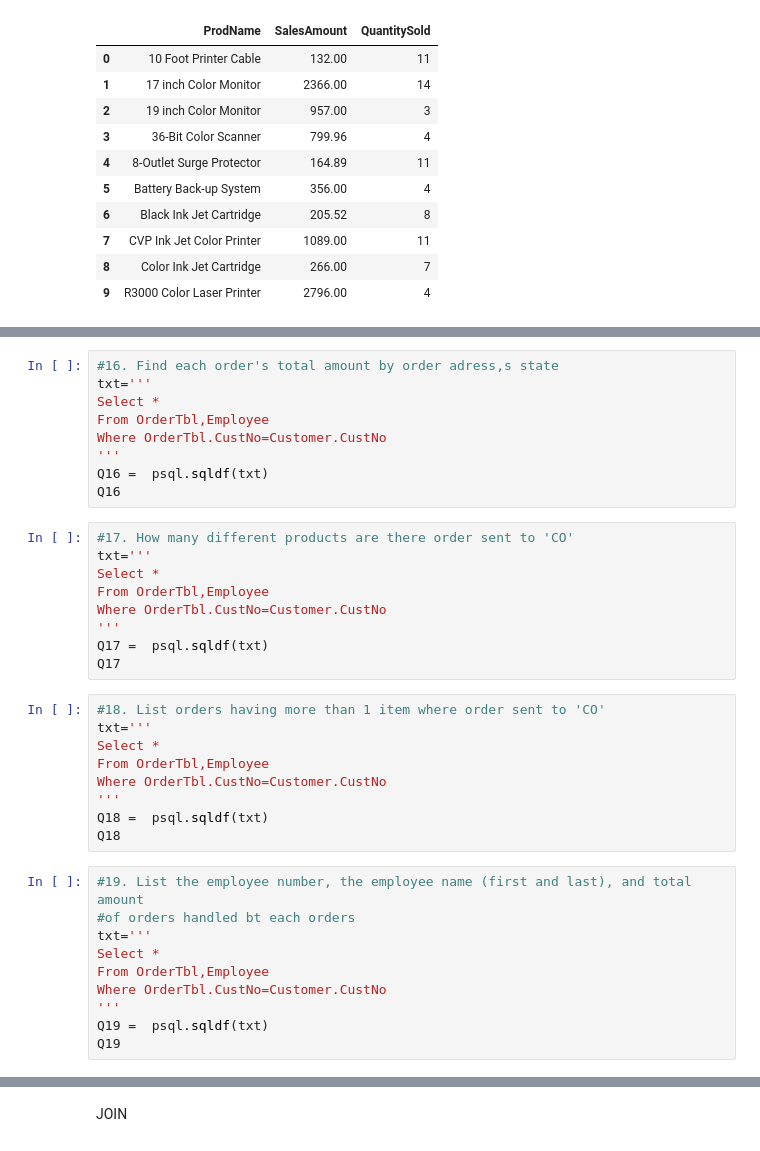
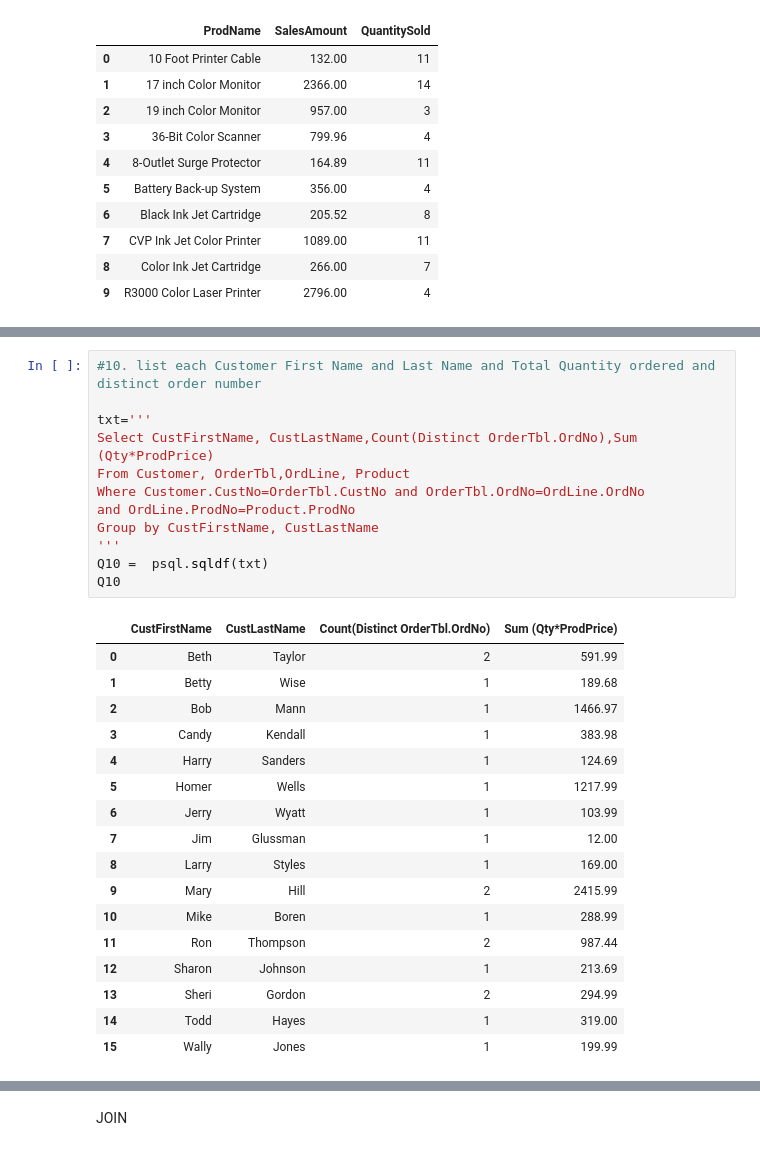
Before and after one commit to ogut77/BA, a Jupyter notebook: MultipleTable2.ipynb, the cells around one changed output, grey strips where cells are left out. Saved outputs shown, nothing was run; the diff lists cells and outputs as text.

```diff
--- a/MultipleTable2.ipynb
+++ b/MultipleTable2.ipynb
@@ -298,37 +268,30 @@ Q15
-# %%
-#16. Find each order's total amount by order adress,s state
-txt='''
-Select *
-From OrderTbl,Employee
-Where OrderTbl.CustNo=Customer.CustNo
-'''
-Q16 =  psql.sqldf(txt)
-Q16
-# %%
-#17. How many different products are there order sent to 'CO'
-txt='''
-Select *
-From OrderTbl,Employee
-Where OrderTbl.CustNo=Customer.CustNo
-'''
-Q17 =  psql.sqldf(txt)
-Q17
-# %%
-#18. List orders having more than 1 item where order sent to 'CO'
-txt='''
-Select *
-From OrderTbl,Employee
-Where OrderTbl.CustNo=Customer.CustNo
-'''
-Q18 =  psql.sqldf(txt)
-Q18
-# %%
-#19. List the employee number, the employee name (first and last), and total amount
-#of orders handled bt each orders
-txt='''
-Select *
-From OrderTbl,Employee
-Where OrderTbl.CustNo=Customer.CustNo
-'''
-Q19 =  psql.sqldf(txt)
-Q19
+# %%
+#10. list each Customer First Name and Last Name and Total Quantity ordered and distinct order number
+
+txt='''
+Select CustFirstName, CustLastName,Count(Distinct OrderTbl.OrdNo),Sum (Qty*ProdPrice)
+From Customer, OrderTbl,OrdLine, Product
+Where Customer.CustNo=OrderTbl.CustNo and OrderTbl.OrdNo=OrdLine.OrdNo
+and OrdLine.ProdNo=Product.ProdNo
+Group by CustFirstName, CustLastName
+'''
+Q10 =  psql.sqldf(txt)
+Q10
+# %% [output]
+|  | CustFirstName | CustLastName | Count(Distinct OrderTbl.OrdNo) | Sum (Qty*ProdPrice) |
+| 0 | Beth | Taylor | 2 | 591.99 |
+| 1 | Betty | Wise | 1 | 189.68 |
+| 2 | Bob | Mann | 1 | 1466.97 |
+| 3 | Candy | Kendall | 1 | 383.98 |
+| 4 | Harry | Sanders | 1 | 124.69 |
+| 5 | Homer | Wells | 1 | 1217.99 |
+| 6 | Jerry | Wyatt | 1 | 103.99 |
+| 7 | Jim | Glussman | 1 | 12.00 |
+| 8 | Larry | Styles | 1 | 169.00 |
+| 9 | Mary | Hill | 2 | 2415.99 |
+| 10 | Mike | Boren | 1 | 288.99 |
+| 11 | Ron | Thompson | 2 | 987.44 |
+| 12 | Sharon | Johnson | 1 | 213.69 |
+| 13 | Sheri | Gordon | 2 | 294.99 |
+| 14 | Todd | Hayes | 1 | 319.00 |
+| 15 | Wally | Jones | 1 | 199.99 |
```
Also changed, not shown: parts of 19 cells of this notebook.
